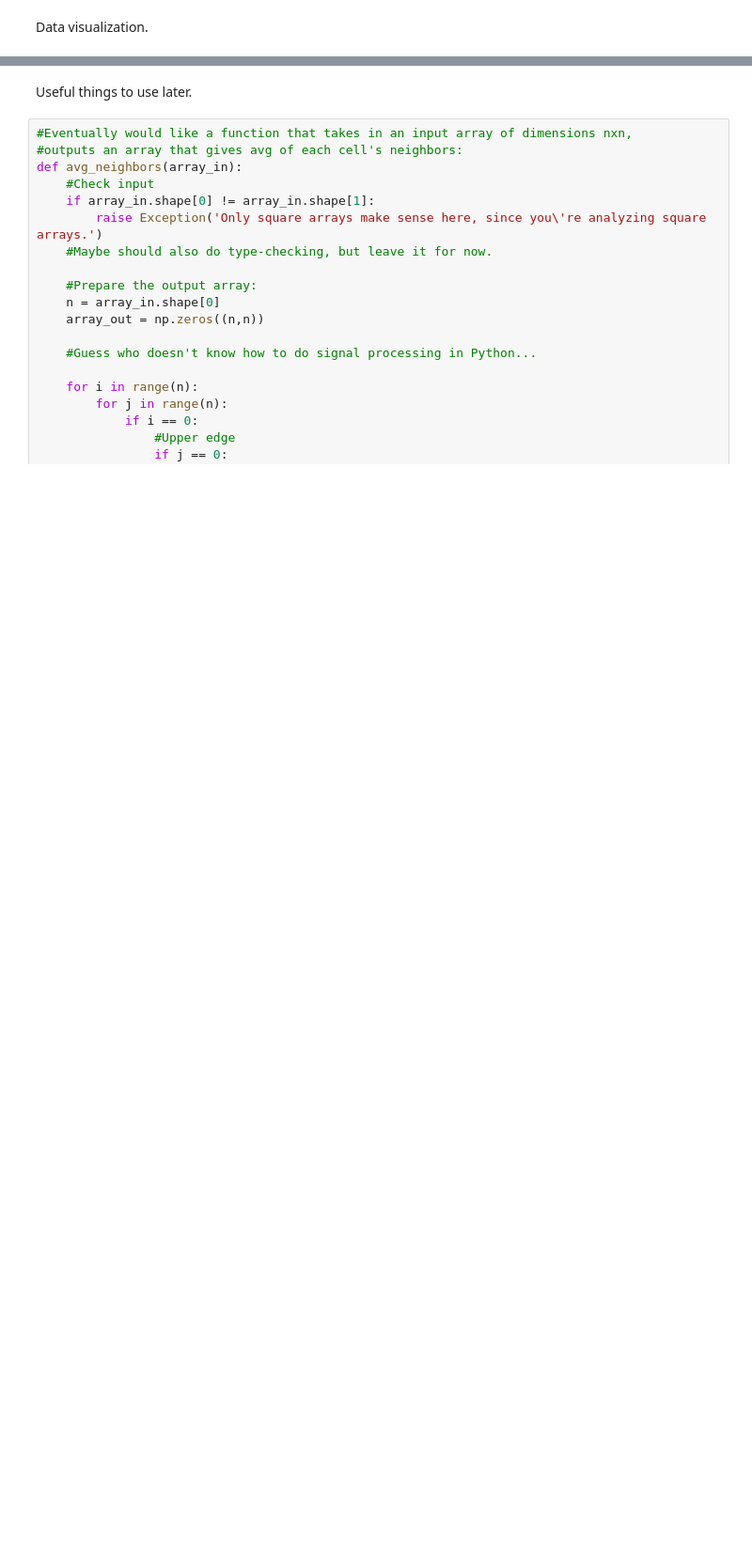
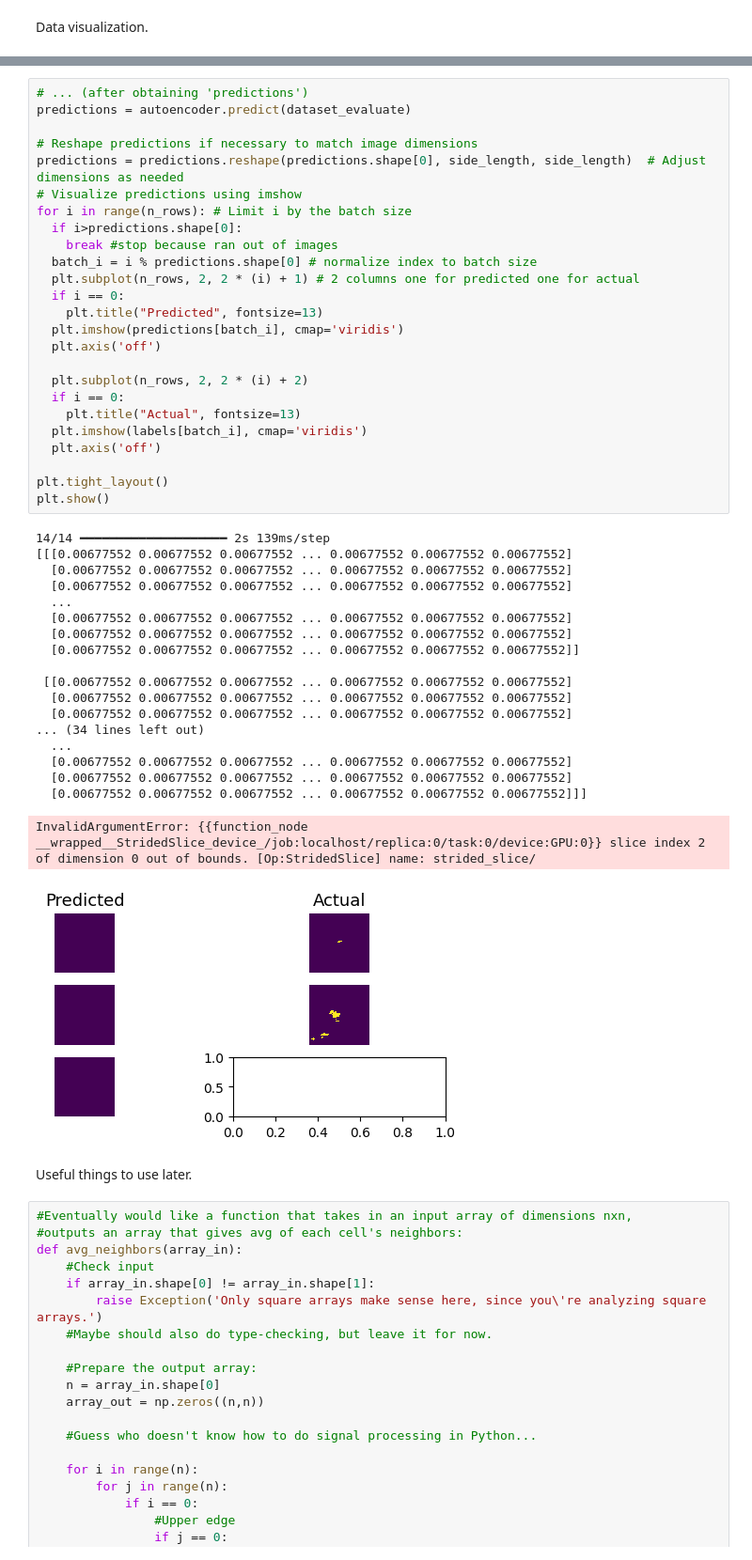
Before and after one commit to amindell11/WildfireSpreadPrediction, a Jupyter notebook: notebooks/Wildfire23-24.ipynb, the cells around one changed output, grey strips where cells are left out. Shown: that part at 94% size. Saved outputs shown, nothing was run; the diff lists cells and outputs as text; blank space fills up the shorter version.

Commit message:
trying to visualize predictions

```diff
--- a/notebooks/Wildfire23-24.ipynb
+++ b/notebooks/Wildfire23-24.ipynb
@@ -614,3 +606,48 @@ plt.tight_layout()
+# %%
+# ... (after obtaining 'predictions')
+predictions = autoencoder.predict(dataset_evaluate)
+
+# Reshape predictions if necessary to match image dimensions
+predictions = predictions.reshape(predictions.shape[0], side_length, side_length)  # Adjust dimensions as needed
+# Visualize predictions using imshow
+for i in range(n_rows): # Limit i by the batch size
+  if i>predictions.shape[0]:
+    break #stop because ran out of images
+  batch_i = i % predictions.shape[0] # normalize index to batch size
+  plt.subplot(n_rows, 2, 2 * (i) + 1) # 2 columns one for predicted one for actual
+  if i == 0:
+    plt.title("Predicted", fontsize=13)
+  plt.imshow(predictions[batch_i], cmap='viridis')
+  plt.axis('off')
+
+  plt.subplot(n_rows, 2, 2 * (i) + 2)
+  if i == 0:
+    plt.title("Actual", fontsize=13)
+  plt.imshow(labels[batch_i], cmap='viridis')
+  plt.axis('off')
+
+plt.tight_layout()
+plt.show()
+# %% [output]
+14/14 ━━━━━━━━━━━━━━━━━━━━ 2s 139ms/step
+[[[0.00677552 0.00677552 0.00677552 ... 0.00677552 0.00677552 0.00677552]
+  [0.00677552 0.00677552 0.00677552 ... 0.00677552 0.00677552 0.00677552]
+  [0.00677552 0.00677552 0.00677552 ... 0.00677552 0.00677552 0.00677552]
+  ...
+  [0.00677552 0.00677552 0.00677552 ... 0.00677552 0.00677552 0.00677552]
+  [0.00677552 0.00677552 0.00677552 ... 0.00677552 0.00677552 0.00677552]
+  [0.00677552 0.00677552 0.00677552 ... 0.00677552 0.00677552 0.00677552]]
+
+ [[0.00677552 0.00677552 0.00677552 ... 0.00677552 0.00677552 0.00677552]
+  [0.00677552 0.00677552 0.00677552 ... 0.00677552 0.00677552 0.00677552]
+  [0.00677552 0.00677552 0.00677552 ... 0.00677552 0.00677552 0.00677552]
+... (34 lines left out)
+  ...
+  [0.00677552 0.00677552 0.00677552 ... 0.00677552 0.00677552 0.00677552]
+  [0.00677552 0.00677552 0.00677552 ... 0.00677552 0.00677552 0.00677552]
+  [0.00677552 0.00677552 0.00677552 ... 0.00677552 0.00677552 0.00677552]]]
+InvalidArgumentError: {{function_node __wrapped__StridedSlice_device_/job:localhost/replica:0/task:0/device:GPU:0}} slice index 2 of dimension 0 out of bounds. [Op:StridedSlice] name: strided_slice/
+[figure, added]
 # %% [markdown]
 Useful things to use later.
 # %%
```
Also changed, not shown: parts of 2 cells of this notebook.
